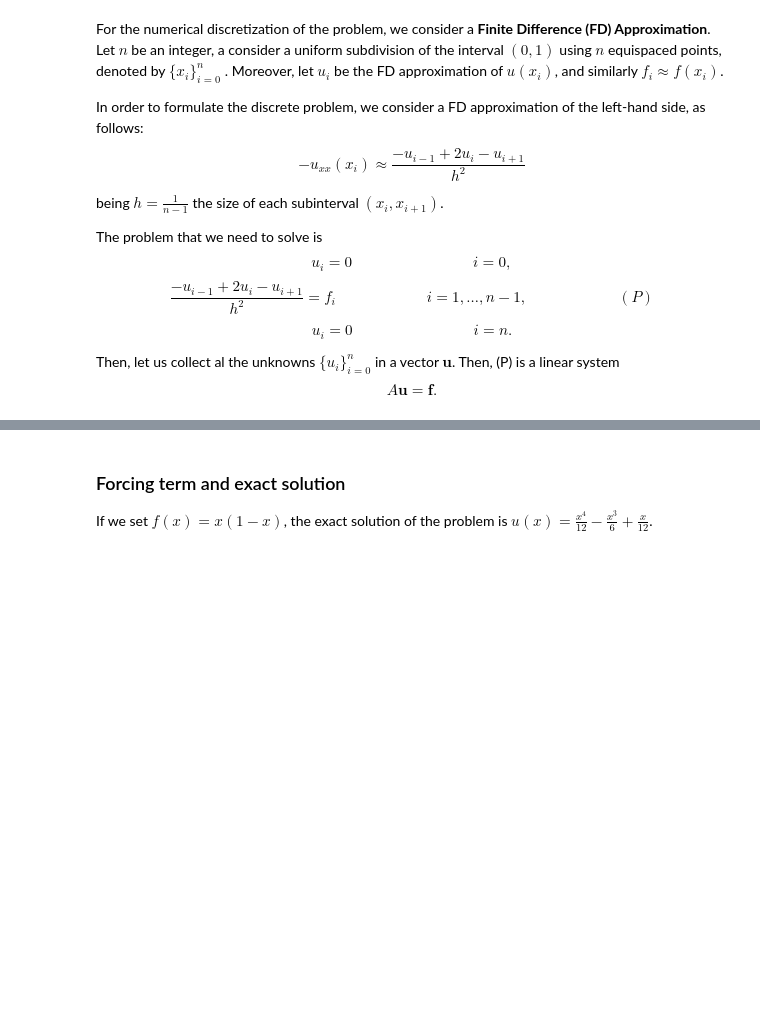
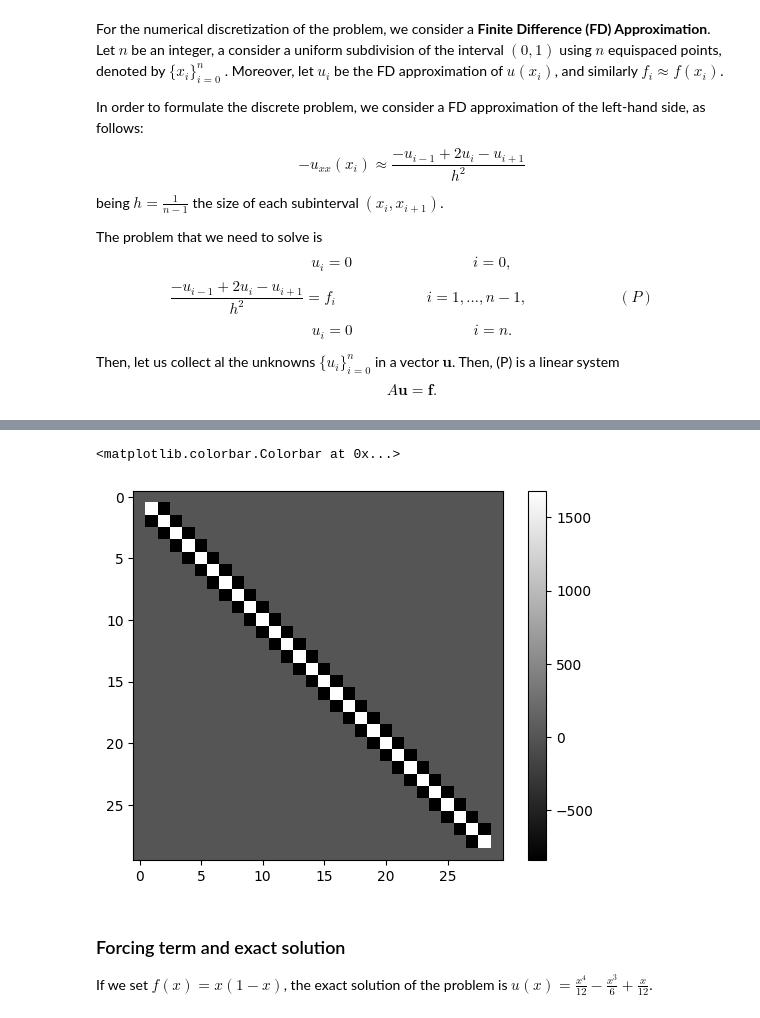
Before and after one commit to Cociancich/numerical_analysis_2025-2026, a Jupyter notebook: exercise_sessions/Direct_methods_for_linear_systems.ipynb, the cells around one changed output, grey strips where cells are left out. Cells and saved outputs as stored; diff of their text form; code cells hidden in the pictures; blank space fills up the shorter version.

```diff
--- a/exercise_sessions/Direct_methods_for_linear_systems.ipynb
+++ b/exercise_sessions/Direct_methods_for_linear_systems.ipynb
@@ -252,3 +286,9 @@ A[-1, -1] = 1
+# %%
+plt.imshow(A, cmap='gray')
+plt.colorbar()
+# %% [output]
+<matplotlib.colorbar.Colorbar at 0x...>
+[figure, added]
 # %% [markdown]
 ### Forcing term and exact solution
 
```
Also changed, not shown: parts of 15 cells of this notebook.
